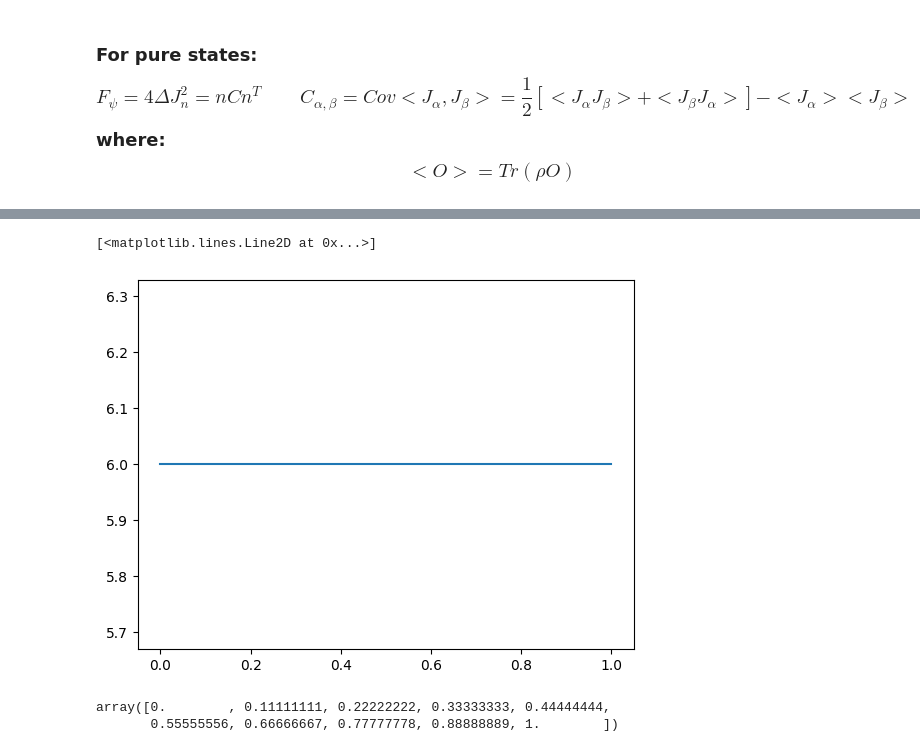
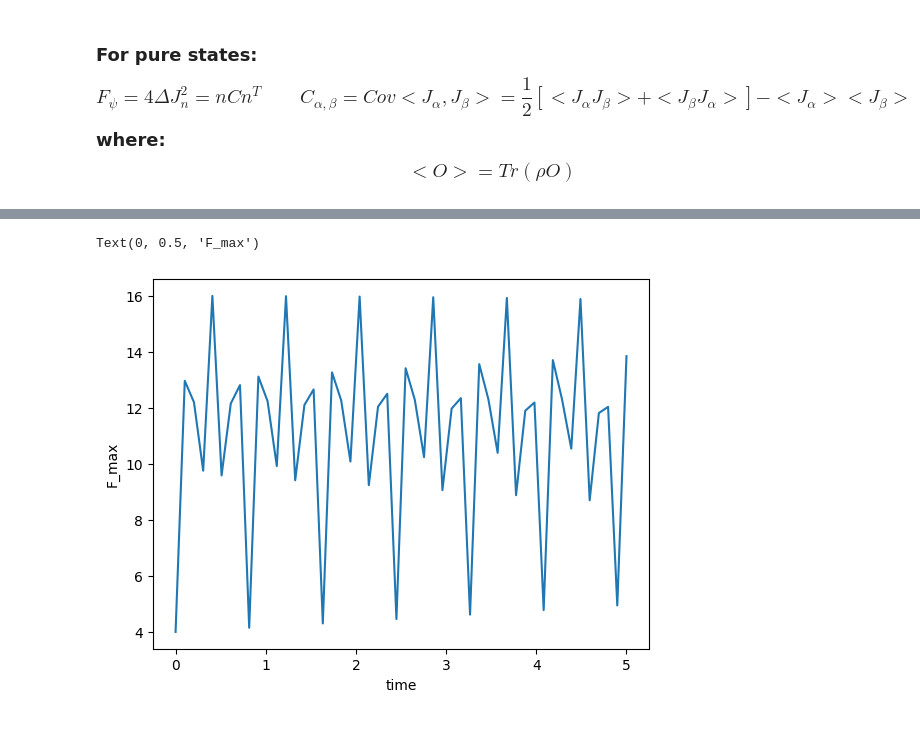
Before and after one commit to NiRVANA1331/Spin-Squeezing-in-Tmons, a Jupyter notebook: main.ipynb, the cells around one changed output, grey strips where cells are left out. Cells and saved outputs as stored; diff of their text form; code cells hidden in the pictures.

```diff
--- a/main.ipynb
+++ b/main.ipynb
@@ -17,7 +17,7 @@ Ntrunc = 2 #global operator for truncation level or total number of dimensions
 ## 3) Measurement using some projections
 # %%
 #initialize system
-N = 6
+N = 4
 Nlevel = Ntrunc
 Ej, Ec, g_arr, omega = generate_tmon_arch(N,Nlevel)
-sys1 = tmon_system(N, Nlevel, Ec, Ej, g_arr, omega)
+sys1 = tmon_system(N, Nlevel, Ec, Ej, g_arr*10, omega)
@@ -24,2 +31,7 @@ sys1 = tmon_system(N, Nlevel, Ec, Ej, g_arr, omega)
 # %% [markdown]
 ### Hamiltonian Evolution: $$e^{-iHt} \rho_0 e^{iHt}$$
+# %%
+psi_2 = (basis(3,0) + basis(3,1))
+psi_2 = psi_2/psi_2.norm()
+psi_2 = psi_2 * psi_2.dag()
+psi_2
@@ -28,9 +42,9 @@ sys1 = tmon_system(N, Nlevel, Ec, Ej, g_arr, omega)
 #Evolution of a particular \rho with H' and \t
 #simply solve the U\rhoU' for different thetas
 H = sys1.H_I()
-psi0 = sys1.tensor_projection_op(0,1,1, dim = None)
+psi0 = tensor([psi_2,psi_2,psi_2,psi_2]) #sys1.tensor_projection_op(0,1,1, dim = None)
 psi0 = psi0 / psi0.norm() #normalize vector
-times = np.linspace(0,1,10) #time scale is ~ 1/freq of self energy
+times = np.linspace(0,5,50) #time scale is ~ 1/freq of self energy
 options = Options()
 options.store_final_state = True
 result = mesolve(H, psi0, times, [], options = options)
@@ -39,0 +54,14 @@ print(len(result.states))
+# %%
+pop_arr = []
+
+for i in range(N):
+    temp = []
+    for state in result.states:
+        temp.append(expect(state.ptrace(i), create(Nlevel)*destroy(Nlevel)))
+    pop_arr.append(temp)
+    #print(sum(temp))
+
+plt.pcolormesh(pop_arr)
+plt.colorbar()
+plt.xlabel("time")
+plt.ylabel("n")
@@ -64,26 +124,25 @@ Quantum object: dims = [[2, 2, 2, 2, 2, 2], [2, 2, 2, 2, 2, 2]], shape = (64, 64
 # %%
 #Maximum Eigenvalue
 #when n is the eigenvector with maximum eigen value of C, FI is maximized
 # Define the matrix
 FI_max_arr = []
 for state in tqdm(result.states):
     matrix = C_matrix(state, J_arr)
     eigenvalues, eigenvectors = np.linalg.eig(matrix)
     max_index = np.argmax(eigenvalues)
     max_eigenvalue = eigenvalues[max_index]
     max_eigenvector = eigenvectors[:, max_index]
     FI_max_arr.append(4*max_eigenvalue)
 
 #Plot FI_max vs time/\theta
 plt.plot(times,FI_max_arr)
+plt.xlabel("time")
+plt.ylabel("F_max")
 # %% [output]
-[<matplotlib.lines.Line2D at 0x...>]
+Text(0, 0.5, 'F_max')
-[figure, old version]
+[figure, new version]
 # %%
 times
-# %% [output]
-array([0.        , 0.11111111, 0.22222222, 0.33333333, 0.44444444,
-       0.55555556, 0.66666667, 0.77777778, 0.88888889, 1.        ])
 # %%
 #Graph of FI vs time
 # %%
```
Also changed, not shown: parts of 9 cells of this notebook.
